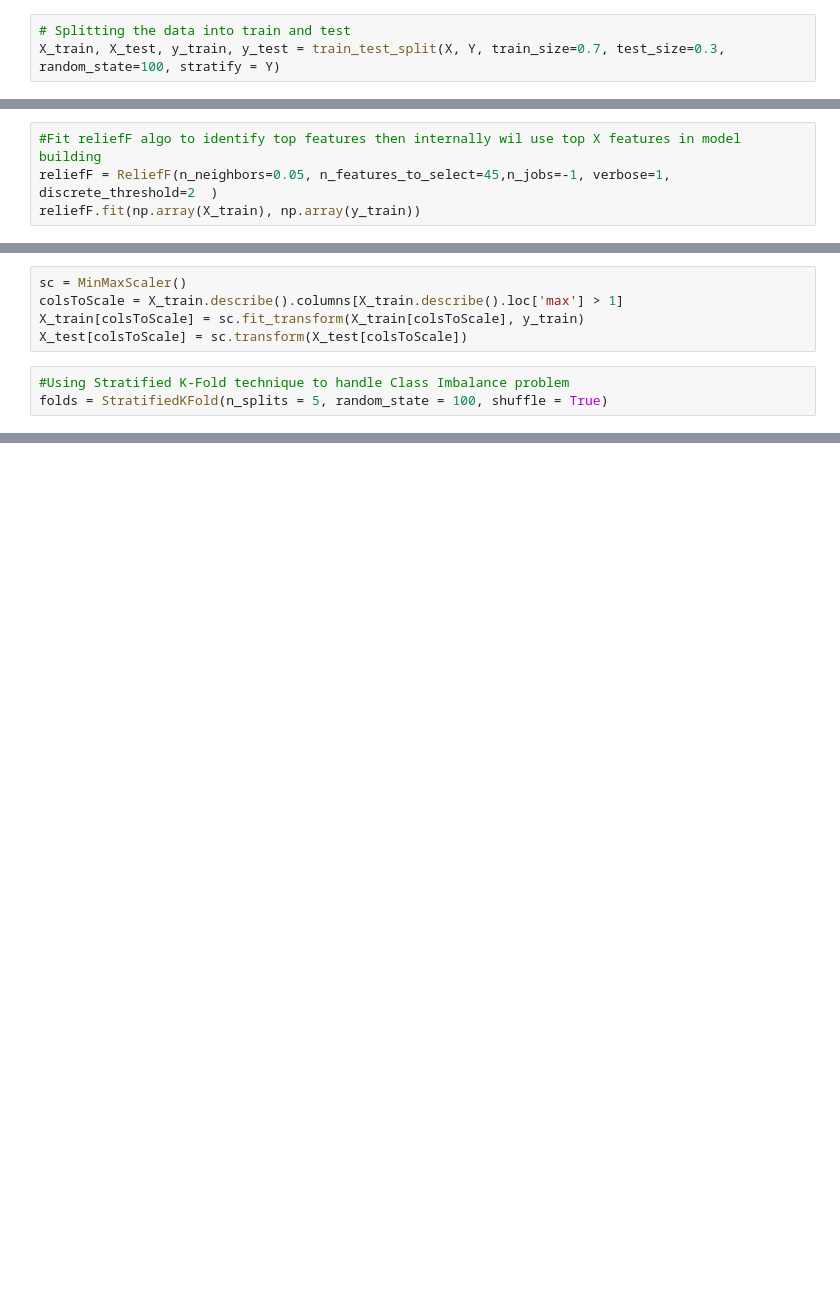
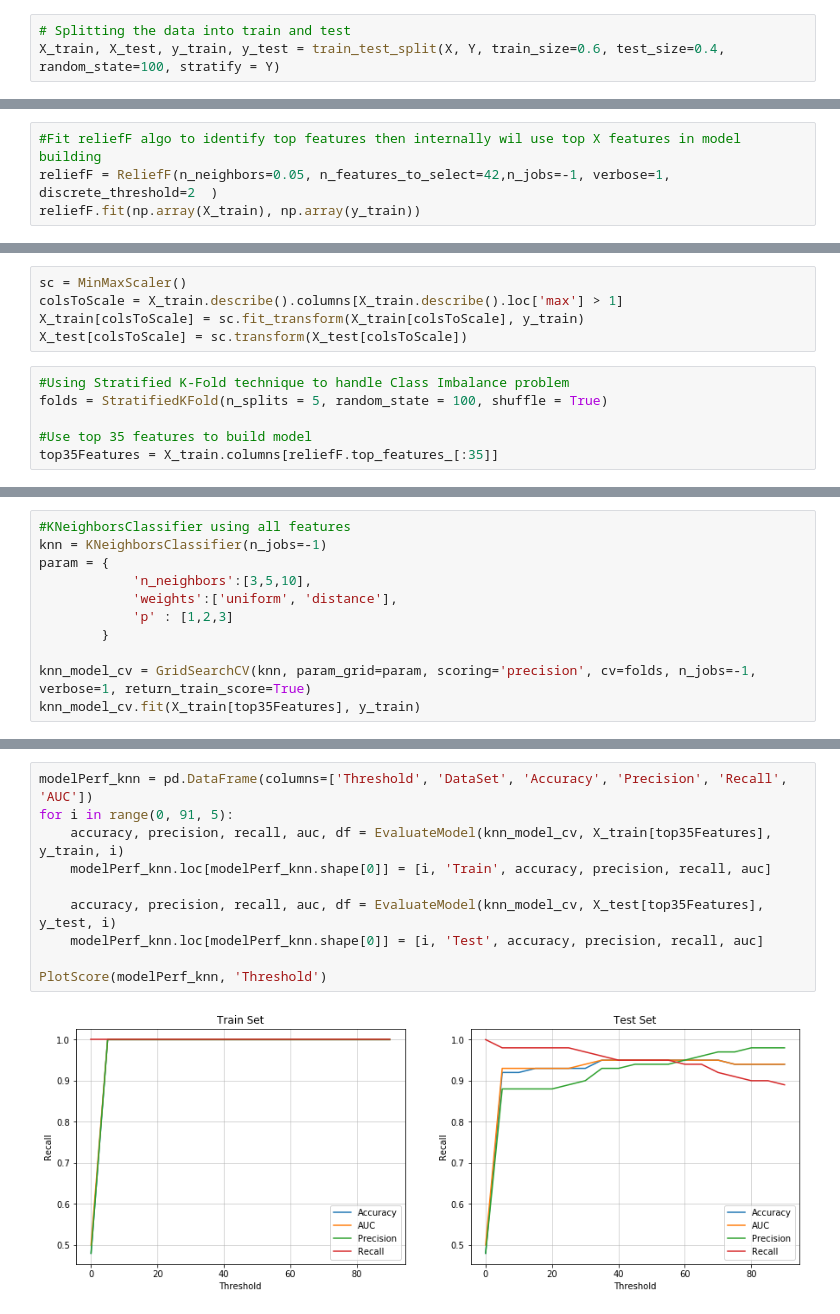
Before and after one commit to ppawar88/DSProject, a Jupyter notebook: Phishing Detection/Phising Detection.ipynb, the cells around one changed output, grey strips where cells are left out. Saved outputs shown, nothing was run; the diff lists cells and outputs as text; blank space fills up the shorter version.

```diff
--- a/Phishing Detection/Phising Detection.ipynb
+++ b/Phishing Detection/Phising Detection.ipynb
@@ -489,6 +611,6 @@ X = df.drop(columns=['Phishing'],axis=1)
 Y = df['Phishing']
 # %%
 # Splitting the data into train and test
-X_train, X_test, y_train, y_test = train_test_split(X, Y, train_size=0.7, test_size=0.3, random_state=100, stratify = Y)
+X_train, X_test, y_train, y_test = train_test_split(X, Y, train_size=0.6, test_size=0.4, random_state=100, stratify = Y)
 # %% [markdown]
 **Automatic Feature Seletion Using ReliefF**
@@ -507,5 +617,5 @@ X_train.describe()
 # %%
 #Fit reliefF algo to identify top features then internally wil use top X features in model building
-reliefF = ReliefF(n_neighbors=0.05, n_features_to_select=45,n_jobs=-1, verbose=1, discrete_threshold=2  )
+reliefF = ReliefF(n_neighbors=0.05, n_features_to_select=42,n_jobs=-1, verbose=1, discrete_threshold=2  )
 reliefF.fit(np.array(X_train), np.array(y_train))
 # %% [output]
@@ -522,3 +634,6 @@ X_test[colsToScale] = sc.transform(X_test[colsToScale])
 # %%
 #Using Stratified K-Fold technique to handle Class Imbalance problem
 folds = StratifiedKFold(n_splits = 5, random_state = 100, shuffle = True)
+
+#Use top 35 features to build model
+top35Features = X_train.columns[reliefF.top_features_[:35]]
@@ -524,0 +642,11 @@ folds = StratifiedKFold(n_splits = 5, random_state = 100, shuffle = True)
+# %%
+#KNeighborsClassifier using all features
+knn = KNeighborsClassifier(n_jobs=-1)
+param = {
+            'n_neighbors':[3,5,10],
+            'weights':['uniform', 'distance'],
+            'p' : [1,2,3]
+        }
+
+knn_model_cv = GridSearchCV(knn, param_grid=param, scoring='precision', cv=folds, n_jobs=-1, verbose=1, return_train_score=True)
+knn_model_cv.fit(X_train[top35Features], y_train)
@@ -524,0 +676,12 @@ folds = StratifiedKFold(n_splits = 5, random_state = 100, shuffle = True)
+# %%
+modelPerf_knn = pd.DataFrame(columns=['Threshold', 'DataSet', 'Accuracy', 'Precision', 'Recall', 'AUC'])
+for i in range(0, 91, 5):
+    accuracy, precision, recall, auc, df = EvaluateModel(knn_model_cv, X_train[top35Features], y_train, i)
+    modelPerf_knn.loc[modelPerf_knn.shape[0]] = [i, 'Train', accuracy, precision, recall, auc]
+
+    accuracy, precision, recall, auc, df = EvaluateModel(knn_model_cv, X_test[top35Features], y_test, i)
+    modelPerf_knn.loc[modelPerf_knn.shape[0]] = [i, 'Test', accuracy, precision, recall, auc]
+
+PlotScore(modelPerf_knn, 'Threshold')
+# %% [output]
+[figure, added]
```
Also changed, not shown: parts of 49 cells of this notebook.
